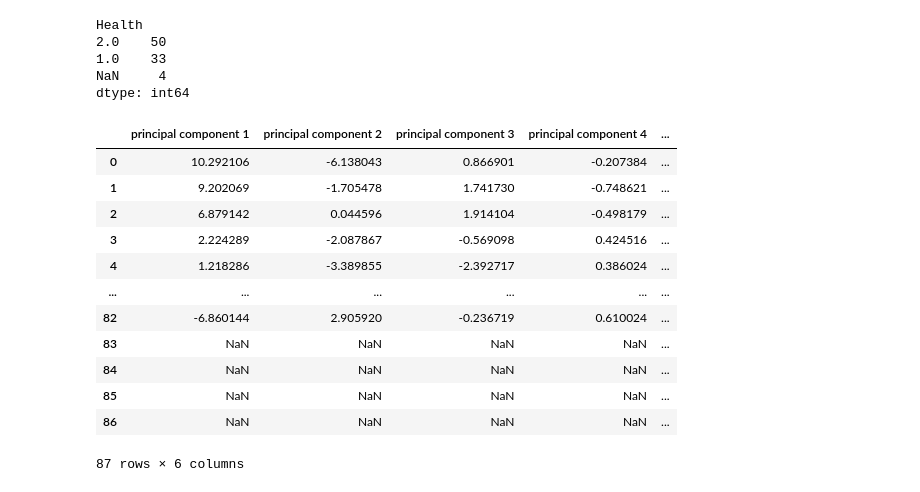
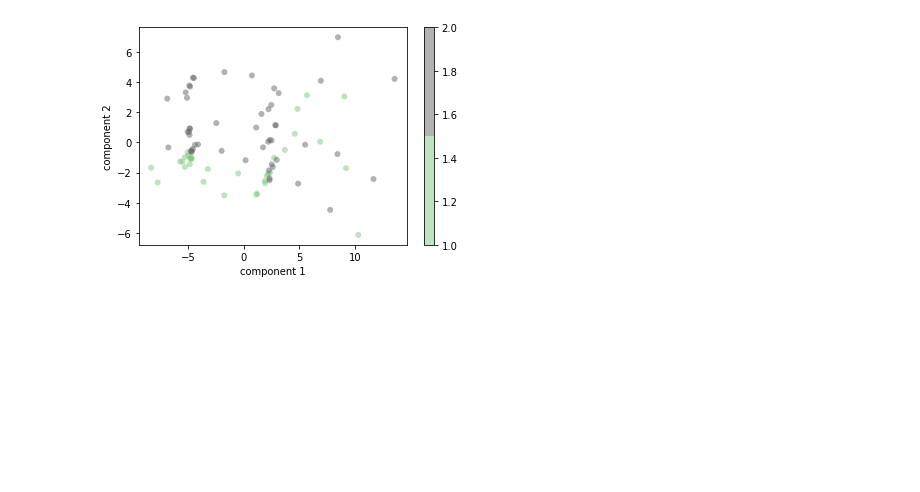
Before and after one commit to goldslime123/csc3005-DA, a Jupyter notebook: MeterA.ipynb, the cells around one changed output. Saved outputs shown, nothing was run; the diff lists cells and outputs as text; code cells hidden in the pictures; blank space fills up the shorter version.

```diff
--- a/MeterA.ipynb
+++ b/MeterA.ipynb
@@ -120,10 +167,6 @@ len(features)
 # %%
-from sklearn.decomposition import PCA
-pca = PCA(n_components=5)
+pca = PCA(n_components=6) # is 0.908 of the total information
 principalComponents = pca.fit_transform(features)
+print(pca.explained_variance_ratio_)
 principalDf = pandas.DataFrame(data = principalComponents
-             , columns = ['principal component 1', 'principal component 2','principal component 3', 'principal component 4','principal component 5'])
-
-#having problems here
-#combining the PCs with the classes
-finalDf = pandas.concat([principalDf, outliersGone[['Health']]], axis = 1)
+             , columns = ['principal component 1', 'principal component 2','principal component 3', 'principal component 4','principal component 5','principal component 6'])
@@ -130,24 +210,9 @@ finalDf = pandas.concat([principalDf, outliersGone[['Health']]], axis = 1)
 # %%
-finalDf.value_counts('Health',dropna=False)
+plt.scatter(principalComponents[:, 0], principalComponents[:, 1],
+            c=outliersGone['Class'].values, edgecolor='none', alpha=0.5,
+            cmap=plt.cm.get_cmap('Accent', 2))
+plt.xlabel('component 1')
+plt.ylabel('component 2')
+plt.colorbar();
 # %% [output]
-Health
-2.0    50
-1.0    33
-NaN     4
-dtype: int64
+[figure, added]
-# %%
-finalDf
-# %% [output]
-|  | principal component 1 | principal component 2 | principal component 3 | principal component 4 | ... |
-| 0 | 10.292106 | -6.138043 | 0.866901 | -0.207384 | ... |
-| 1 | 9.202069 | -1.705478 | 1.741730 | -0.748621 | ... |
-| 2 | 6.879142 | 0.044596 | 1.914104 | -0.498179 | ... |
-| 3 | 2.224289 | -2.087867 | -0.569098 | 0.424516 | ... |
-| 4 | 1.218286 | -3.389855 | -2.392717 | 0.386024 | ... |
-| ... | ... | ... | ... | ... | ... |
-| 82 | -6.860144 | 2.905920 | -0.236719 | 0.610024 | ... |
-| 83 | NaN | NaN | NaN | NaN | ... |
-| 84 | NaN | NaN | NaN | NaN | ... |
-| 85 | NaN | NaN | NaN | NaN | ... |
-| 86 | NaN | NaN | NaN | NaN | ... |
-87 rows × 6 columns
```
Also changed, not shown: parts of 22 cells of this notebook.
